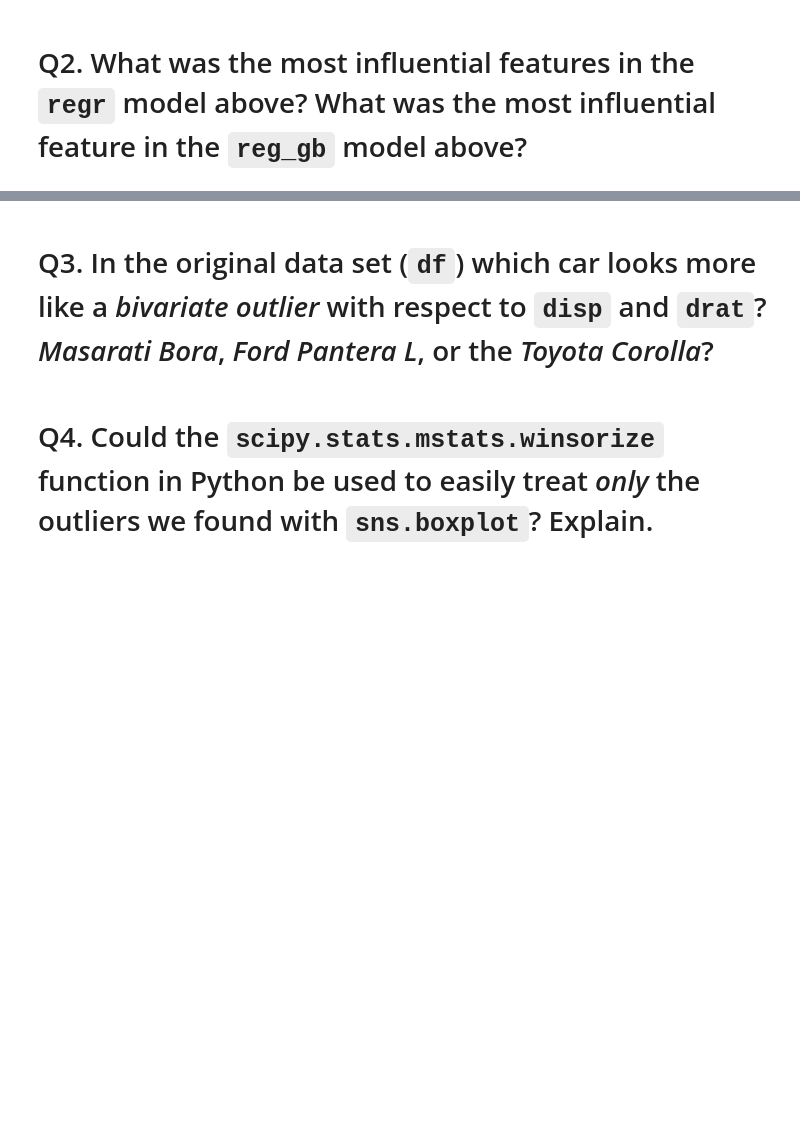
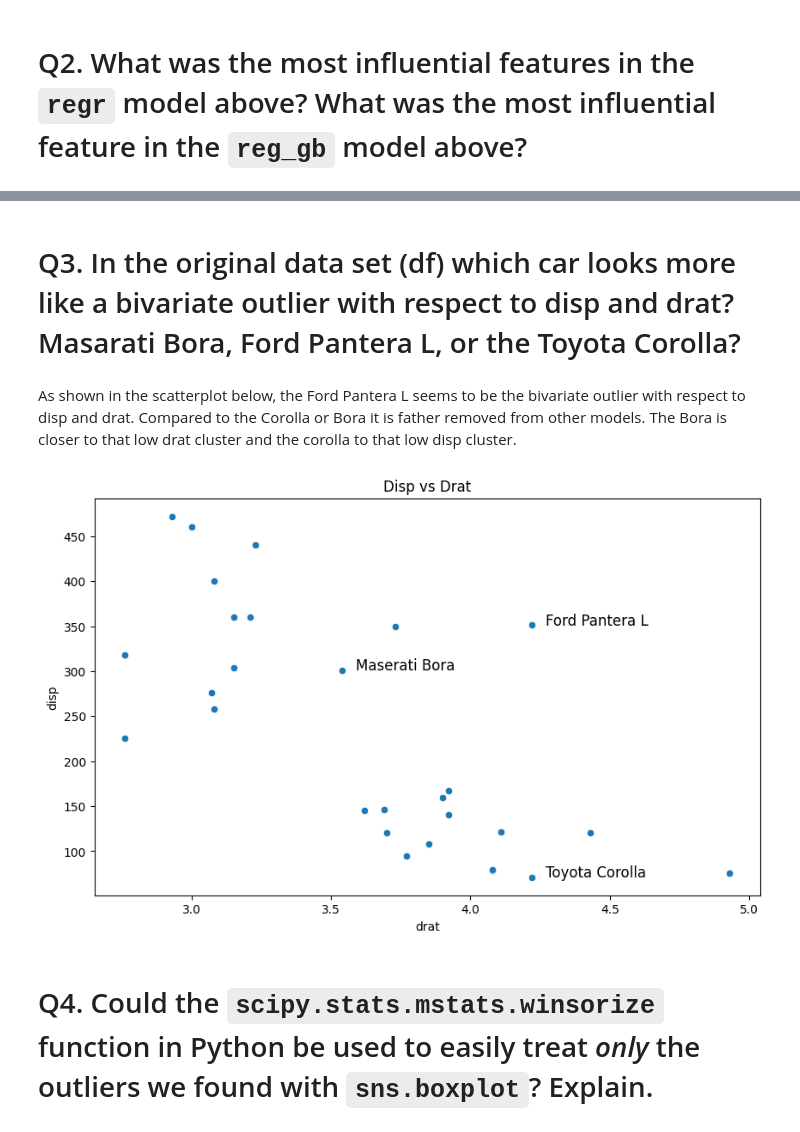
Before and after one commit to RileyLePrell/dsba_6010_U90_MRM, a Jupyter notebook: Lab_1_Outlier_Detection/hw1_outlier_detection_v1.ipynb, the cells around one changed output, grey strips where cells are left out. Saved outputs shown, nothing was run; the diff lists cells and outputs as text; code cells hidden in the pictures; blank space fills up the shorter version.

```diff
--- a/Lab_1_Outlier_Detection/hw1_outlier_detection_v1.ipynb
+++ b/Lab_1_Outlier_Detection/hw1_outlier_detection_v1.ipynb
@@ -586,4 +585,29 @@ The top 4 most influential features in the regr model above were:
 # %% [markdown]
-# Q3. In the original data set (`df`) which car looks more like a *bivariate outlier* with respect to `disp` and `drat`?  *Masarati Bora*, *Ford Pantera L*, or the *Toyota Corolla*?
+# Q3. In the original data set (df) which car looks more like a bivariate outlier with respect to disp and drat? Masarati Bora, Ford Pantera L, or the Toyota Corolla?
+# %% [markdown]
+As shown in the scatterplot below, the Ford Pantera L seems to be the bivariate outlier with respect to disp and drat. Compared to the Corolla or Bora it is father removed from other models. The Bora is closer to that low drat cluster and the corolla to that low disp cluster.
+# %%
+# models of interest
+models = ["Maserati Bora", "Ford Pantera L", "Toyota Corolla"]
+
+plt.figure(figsize=(10, 6))
+
+# Create scatter plot for disp vs drat
+sns.scatterplot(data=df, x='drat', y='disp')
+
+# label's for models of interest
+for i in range(df.shape[0]):
+    if df.index[i] in models:
+        plt.text(df['drat'].iloc[i] + 0.05, df['disp'].iloc[i], df.index[i],
+                 fontsize=12, color='black')
+
+# Labels for axis/title
+plt.xlabel('drat')
+plt.ylabel('disp')
+plt.title('Disp vs Drat')
+
+plt.show()
+# %% [output]
+[figure, added]
 # %% [markdown]
 # Q4. Could the `scipy.stats.mstats.winsorize` function in Python be used to easily treat *only* the outliers we found with `sns.boxplot`?  Explain.
```
Also changed, not shown: parts of 18 cells of this notebook.
